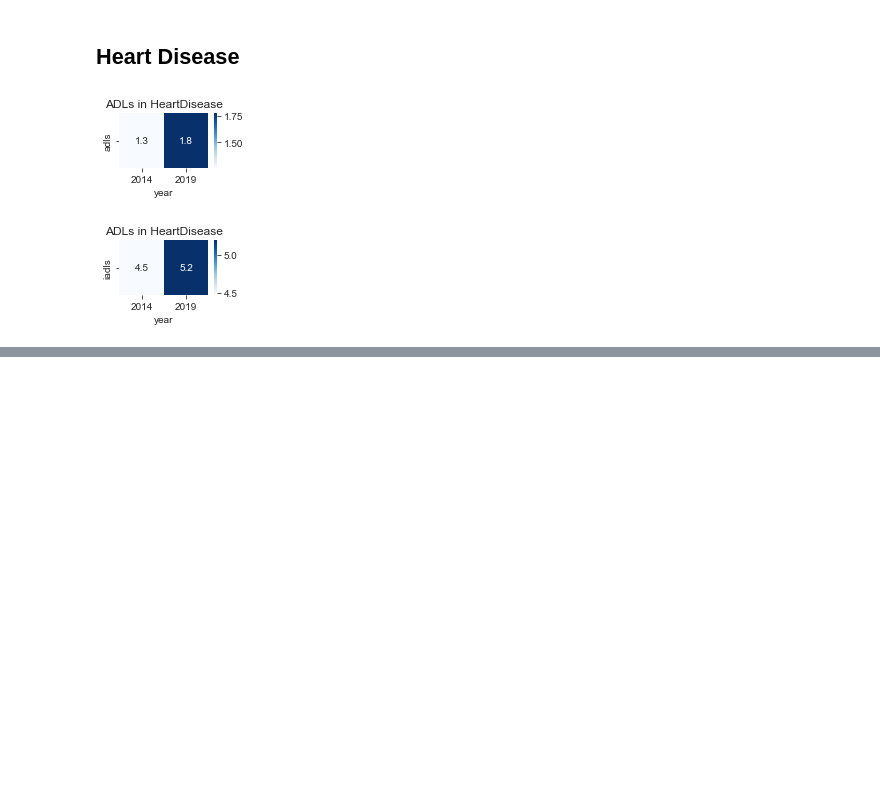
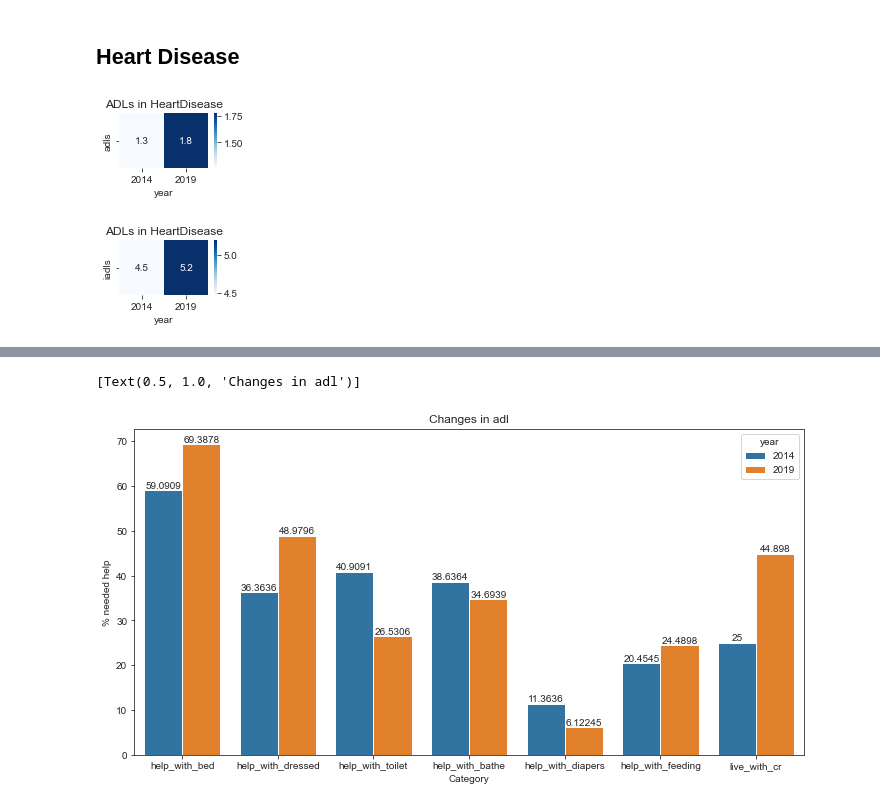
Before and after one commit to woonsupkim/BurdenofCare, a Jupyter notebook: 2015_2020_comparison.ipynb, the cells around one changed output, grey strips where cells are left out. Drawn from its saved outputs; the diff is of its cells as text; code cells hidden in the pictures; blank space fills up the shorter version.

```diff
--- a/2015_2020_comparison.ipynb
+++ b/2015_2020_comparison.ipynb
@@ -278,0 +288,48 @@ ax.set(title='Changes in iadl')
+# %%
+# Initialize data to lists.
+data_adl = [{'Category':'help_with_bed', 'year':2014, '% needed help': np.sum(data_2014['help_with_bed'])/total_2014*100},
+        {'Category':'help_with_bed', 'year':2019, '% needed help': np.sum(data_2019['help_with_bed'])/total_2019*100},
+        {'Category':'help_with_dressed', 'year':2014, '% needed help': np.sum(data_2014['help_with_dressed'])/total_2014*100},
+        {'Category':'help_with_dressed', 'year':2019, '% needed help': np.sum(data_2019['help_with_dressed'])/total_2019*100},
+        {'Category':'help_with_toilet', 'year':2014, '% needed help': np.sum(data_2014['help_with_toilet'])/total_2014*100},
+        {'Category':'help_with_toilet', 'year':2019, '% needed help': np.sum(data_2019['help_with_toilet'])/total_2019*100},
+        {'Category':'help_with_bathe', 'year':2014, '% needed help': np.sum(data_2014['help_with_bathe'])/total_2014*100},
+        {'Category':'help_with_bathe', 'year':2019, '% needed help': np.sum(data_2019['help_with_bathe'])/total_2019*100},
+        {'Category':'help_with_diapers', 'year':2014, '% needed help': np.sum(data_2014['help_with_diapers'])/total_2014*100},
+        {'Category':'help_with_diapers', 'year':2019, '% needed help': np.sum(data_2019['help_with_diapers'])/total_2019*100},
+        {'Category':'help_with_feeding', 'year':2014, '% needed help': np.sum(data_2014['help_with_feeding'])/total_2014*100},
+        {'Category':'help_with_feeding', 'year':2019, '% needed help': np.sum(data_2019['help_with_feeding'])/total_2019*100},
+        {'Category':'live_with_cr', 'year':2014, '% needed help': np.sum(data_2014['live_with_cr'])/total_2014*100},
+        {'Category':'live_with_cr', 'year':2019, '% needed help': np.sum(data_2019['live_with_cr'])/total_2019*100}
+]
+
+data_iadl = [
+        {'Category':'giving_medicine', 'year':2014, '% needed help': np.sum(data_2014['giving_medicine'])/total_2014*100},
+        {'Category':'giving_medicine', 'year':2019, '% needed help': np.sum(data_2019['giving_medicine'])/total_2019*100},
+        {'Category':'managing_finances', 'year':2014, '% needed help': np.sum(data_2014['managing_finances'])/total_2014*100},
+        {'Category':'managing_finances', 'year':2019, '% needed help': np.sum(data_2019['managing_finances'])/total_2019*100},
+        {'Category':'grocery', 'year':2014, '% needed help': np.sum(data_2014['grocery'])/total_2014*100},
+        {'Category':'grocery', 'year':2019, '% needed help': np.sum(data_2019['grocery'])/total_2019*100},
+        {'Category':'help_housework', 'year':2014, '% needed help': np.sum(data_2014['help_housework'])/total_2014*100},
+        {'Category':'help_housework', 'year':2019, '% needed help': np.sum(data_2019['help_housework'])/total_2019*100},
+        {'Category':'preparing_meals', 'year':2014, '% needed help': np.sum(data_2014['preparing_meals'])/total_2014*100},
+        {'Category':'preparing_meals', 'year':2019, '% needed help': np.sum(data_2019['preparing_meals'])/total_2019*100},
+        {'Category':'transportation', 'year':2014, '% needed help': np.sum(data_2014['transportation'])/total_2014*100},
+        {'Category':'transportation', 'year':2019, '% needed help': np.sum(data_2019['transportation'])/total_2019*100},
+        {'Category':'outside_services', 'year':2014, '% needed help': np.sum(data_2014['outside_services'])/total_2014*100},
+        {'Category':'outside_services', 'year':2019, '% needed help': np.sum(data_2019['outside_services'])/total_2019*100}
+]
+
+df_adl = pd.DataFrame(data_adl)
+df_iadl = pd.DataFrame(data_iadl)
+# %%
+sns.set_style('ticks')
+fig, ax = plt.subplots()
+fig.set_size_inches(12,6)
+ax = sns.barplot(x='Category', y='% needed help', hue = 'year', data = df_adl)
+for container in ax.containers:
+    ax.bar_label(container)
+ax.set(title='Changes in adl')
+# %% [output]
+[Text(0.5, 1.0, 'Changes in adl')]
+[figure, added]
```
Also changed, not shown: parts of 23 cells of this notebook.
